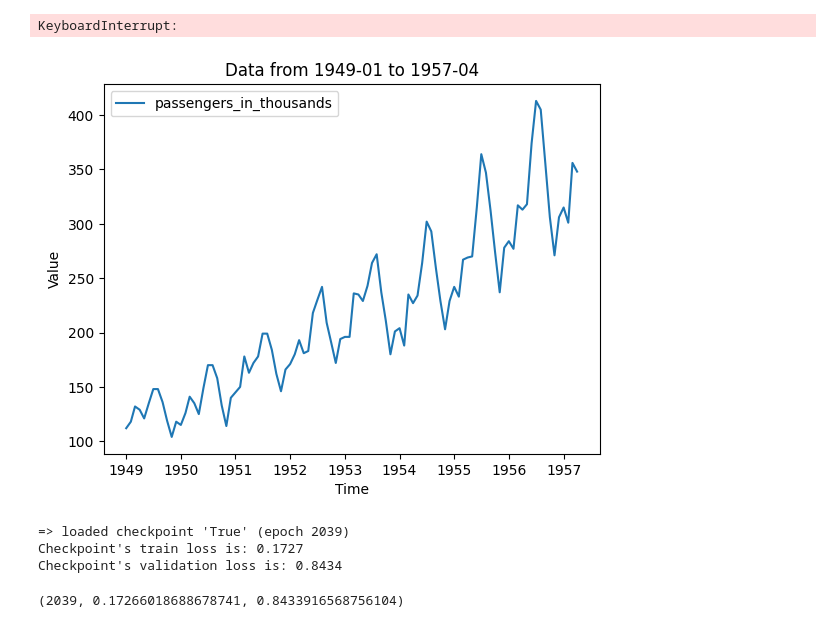
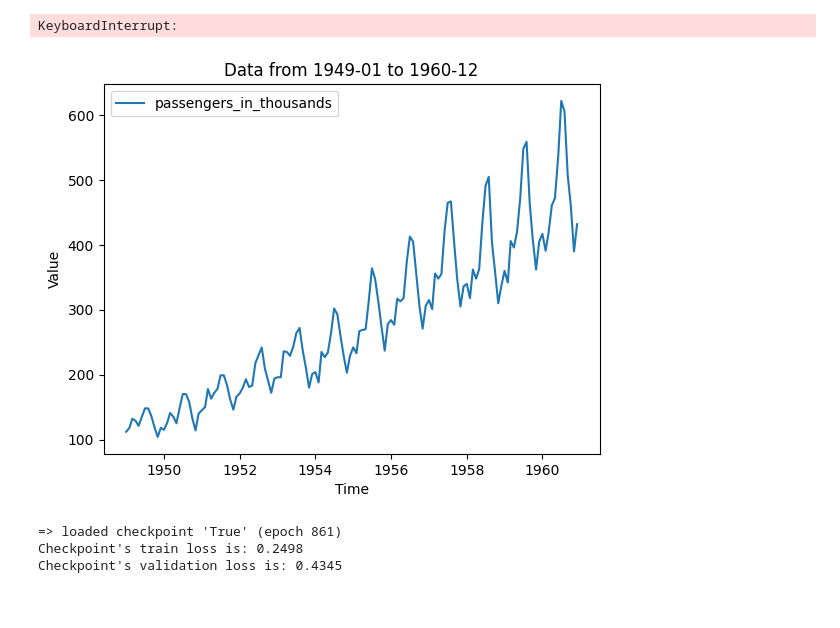
Before and after one commit to ginofft/TimeSeriesAnalysis, a Jupyter notebook: playground.ipynb, the cells around one changed output. Drawn from its saved outputs; the diff is of its cells as text; code cells hidden in the pictures.

```diff
--- a/playground.ipynb
+++ b/playground.ipynb
@@ -62,33 +62,33 @@ KeyboardInterrupt:
 # %%
 import pandas as pd
 import matplotlib.pyplot as plt
 
 df = pd.read_csv('data/airline/airline.csv')
 
 def plot_csv_by_time(csv_path, start_time, end_time):
     # Load CSV file into a pandas dataframe
     df = pd.read_csv(csv_path,parse_dates=['Month'],  index_col=['Month'])
 
     # Select rows within the specified time range
     df = df.loc[start_time:end_time]
 
     # Generate a line plot for each column in the dataframe
     for col in df.columns:
         plt.plot(df.index, df[col], label=col)
 
     # Set plot title and axis labels
     plt.title(f"Data from {start_time} to {end_time}")
     plt.xlabel("Time")
     plt.ylabel("Value")
 
     # Display legend and show plot
     plt.legend()
     plt.show()
 
 
-plot_csv_by_time('data/airline/train.csv', '1949-01', '1957-04')
+plot_csv_by_time('data/airline/airline.csv', '1949-01', '1960-12')
 # %% [output]
-[figure, old version]
+[figure, new version]
 # %%
 import torch
 import pandas as pd
@@ -102,7 +102,7 @@ input_field = ['passengers_in_thousands']
 output_field = ['passengers_in_thousands']
 timeseries_field = list(set(input_field + output_field))
 datasetPath = 'data/airline'
-t = 12
+t = 16
 h = 4
 
 if torch.cuda.is_available():
@@ -119,13 +119,14 @@ train_dataset = TimeSeriesDataset(train_df, input_field, output_field, t=t, h=h,
 test_dataset = TimeSeriesDataset(test_df, input_field, output_field, t=t, h=h, scaler=scaler)
 val_dataset = TimeSeriesDataset(val_df, input_field, output_field, t=t, h=h, scaler=scaler)
 
-modelPath = 'out/LSTMForecaster_airline/n1_hs32_h4_t12/best.pth.tar'
-model = LSTMForecaster(input_size=len(input_field), output_size=len(output_field)*h, hidden_size=32, num_layers=1)
+modelPath = 'out/LSTMForecaster_airline/n1_hs128_h4_t16/best.pth.tar'
+model = LSTMForecaster(input_size=len(input_field), output_size=len(output_field)*h, hidden_size=128, num_layers=1)
 model.to(device)
 
 load_checkpoint(modelPath, model)
+
+criterion = torch.nn.L1Loss()
 # %% [output]
-=> loaded checkpoint 'True' (epoch 2039)
-Checkpoint's train loss is: 0.1727
-Checkpoint's validation loss is: 0.8434
+=> loaded checkpoint 'True' (epoch 861)
+Checkpoint's train loss is: 0.2498
+Checkpoint's validation loss is: 0.4345
-(2039, 0.17266018688678741, 0.8433916568756104)
```
Also changed, not shown: parts of 7 cells of this notebook, 2 other files.
